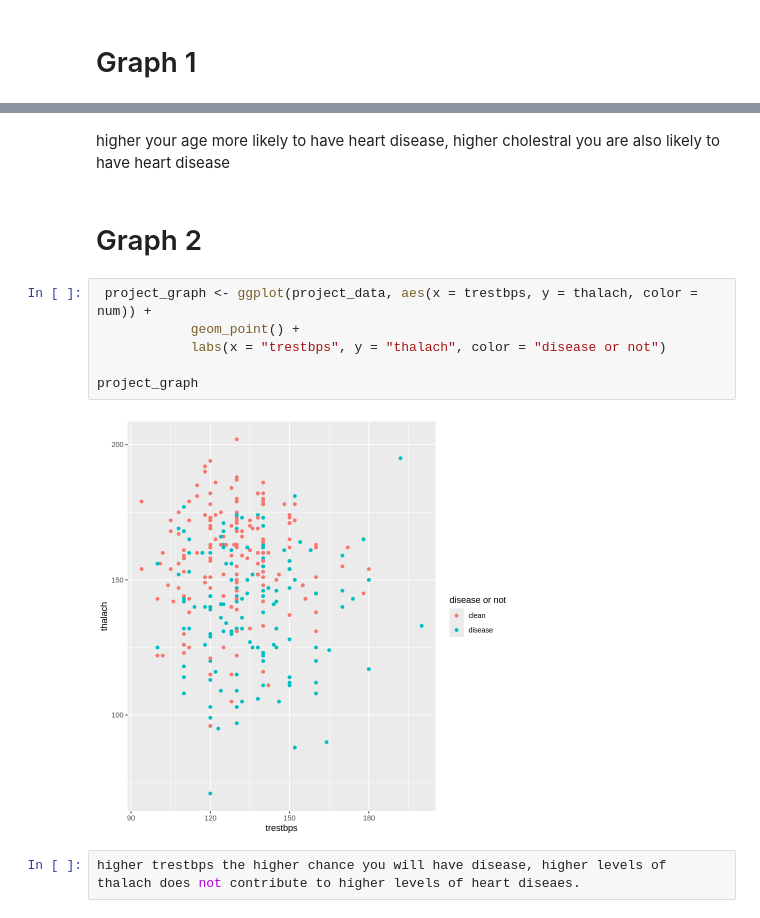
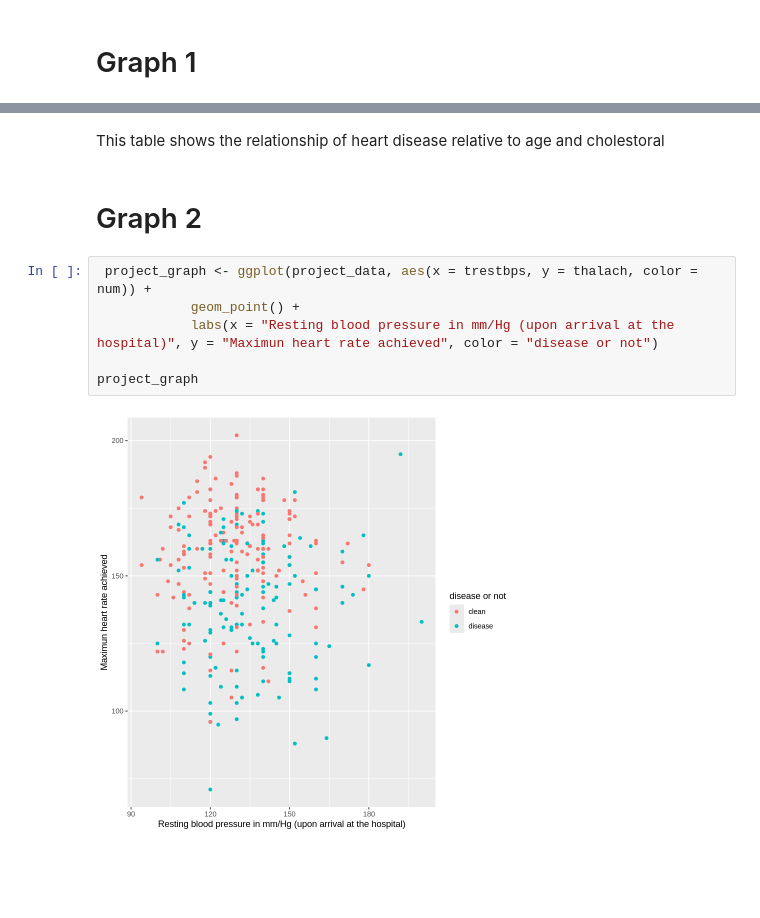
Before and after one commit to yobrap/Dsci-Project, a Jupyter notebook: Project.ipynb, the cells around one changed output, grey strips where cells are left out. Cells and saved outputs as stored; diff of their text form; blank space fills up the shorter version.

```diff
--- a/Project.ipynb
+++ b/Project.ipynb
@@ -82,14 +81,12 @@ project_graph
 # %% [markdown]
-higher your age more likely to have heart disease, higher cholestral you are also likely to have heart disease
+This table shows the relationship of heart disease relative to age and cholestoral
 # %% [markdown]
 # Graph 2
 # %%
  project_graph <- ggplot(project_data, aes(x = trestbps, y = thalach, color = num)) +
             geom_point() +
-            labs(x = "trestbps", y = "thalach", color = "disease or not")
+            labs(x = "Resting blood pressure in mm/Hg (upon arrival at the hospital)", y = "Maximun heart rate achieved", color = "disease or not")
 
 project_graph
 # %% [output]
-[figure, old version]
+[figure, new version]
-# %%
-higher trestbps the higher chance you will have disease, higher levels of thalach does not contribute to higher levels of heart diseaes.
```
Also changed, not shown: parts of 12 cells of this notebook.
